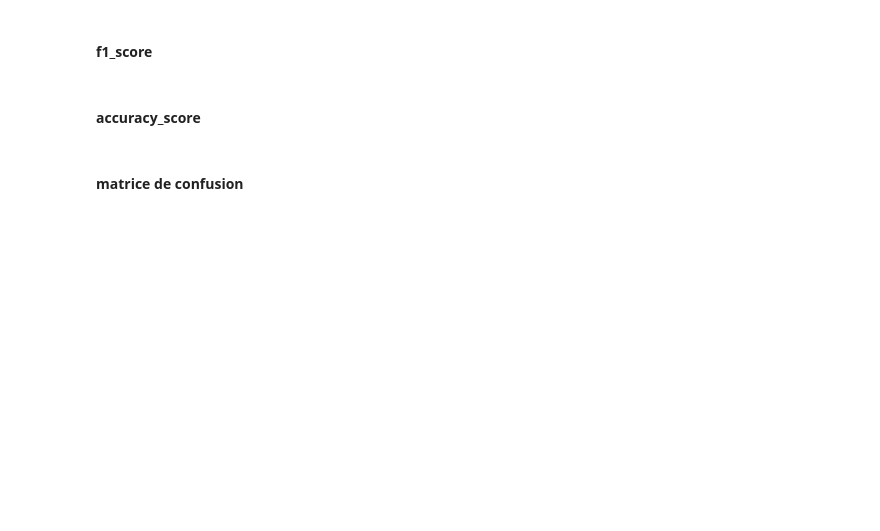
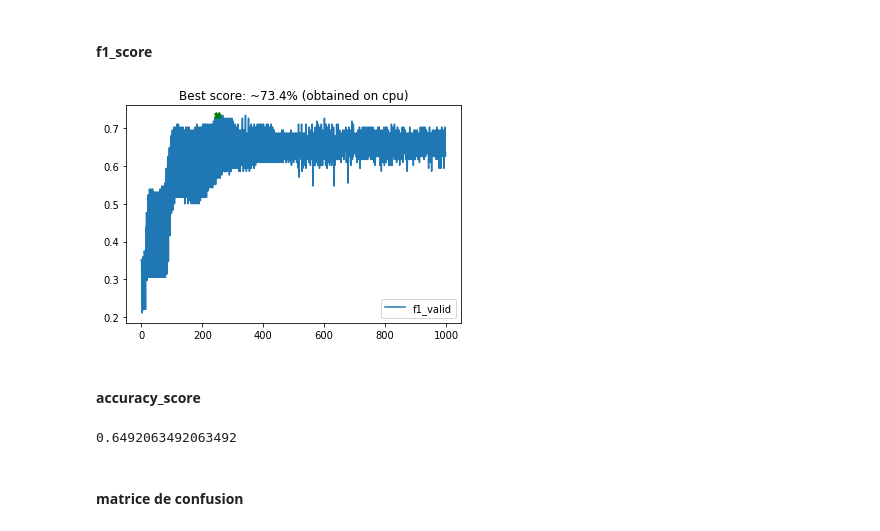
Before and after one commit to 0xWryth/EIT, a Jupyter notebook: projet.ipynb, the cells around one changed output. Saved outputs shown, nothing was run; the diff lists cells and outputs as text; code cells hidden in the pictures; blank space fills up the shorter version.

```diff
--- a/projet.ipynb
+++ b/projet.ipynb
@@ -168,7 +170,7 @@ train_dataset, test_dataset = TabularDataset.splits(
 # %% [markdown]
 #### Gestion des batchs
 # %%
-batch_size = 176 # pour la validation on fait varier entre 16 et 256 par pas de 16
+batch_size = 128 # pour la validation on fait varier entre 16 et 256 par pas de 16
 
 train_iter, test_iter = BucketIterator.splits(
     (train_dataset, test_dataset), batch_size=batch_size, #batch_sizes=(16, 256) --> min=16 and max=256
@@ -316,20 +342,17 @@ plt.show()
 # %% [markdown]
 #### f1_score
 # %%
-#plt.plot(f1_valid, label='f1')
-#plt.legend(loc='best')
+plt.plot(f1_valid, label='f1_valid')
+plt.legend(loc='best')
 
-#bestIndex = np.argmax(f1_valid)
-#bestNC, bestScore = np.arange(0, 200, 1)[bestIndex], f1_valid[bestIndex]
-#plt.plot(bestNC, f1_valid[bestIndex], marker='X', color='green')
-#plt.title("Best score: ~{0:.1%} (obtained on {1})".format(bestScore, device))
+bestIndex = np.argmax(f1_valid)
+bestNC, bestScore = np.arange(0, len(f1_valid), 1)[bestIndex], f1_valid[bestIndex]
+plt.plot(bestNC, f1_valid[bestIndex], marker='X', color='green')
+plt.title("Best score: ~{0:.1%} (obtained on {1})".format(bestScore, device))
 
-#plt.show()
-
-
-plt.plot(f1_valid, label='f1')
-plt.legend(loc='best')
 plt.show()
+# %% [output]
+[figure, added]
 # %% [markdown]
 #### accuracy_score
 # %%
@@ -358,6 +381,8 @@ all_labels = np.concatenate(all_labels)
 all_preds = np.concatenate(all_preds)
 # %%
 accuracy_score(all_labels,all_preds)
+# %% [output]
+0.6492063492063492
 # %% [markdown]
 #### matrice de confusion
 # %%
```
Also changed, not shown: parts of 12 cells of this notebook, 7 other files.
